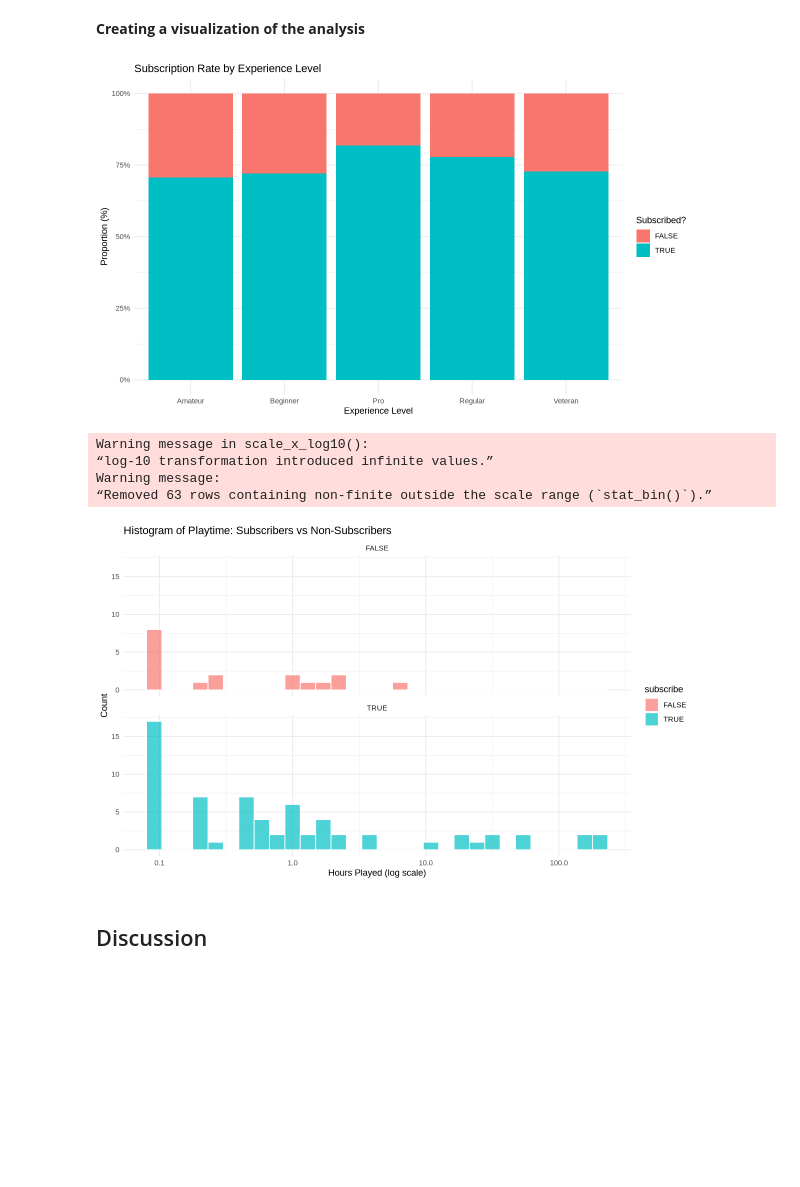
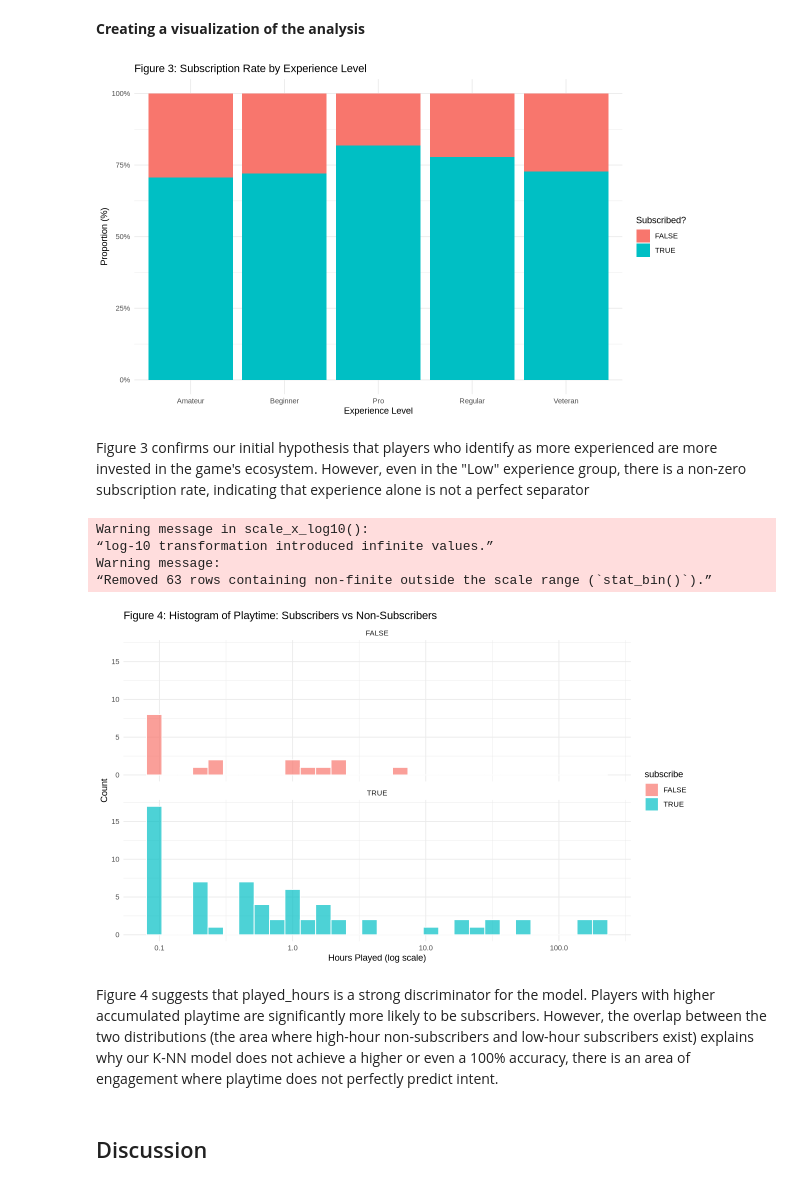
Before and after one commit to awu0521/Dsci-11, a Jupyter notebook: Final Project Report.ipynb, the cells around one changed output. Cells and saved outputs as stored; diff of their text form; code cells hidden in the pictures; blank space fills up the shorter version.

Commit message:
Added Figure #s, explanations, and confusion matrix.

```diff
--- a/Final Project Report.ipynb
+++ b/Final Project Report.ipynb
@@ -296,29 +302,33 @@ player_precision
 # %%
 ggplot(player_train, aes(x = experience, fill = subscribe)) +
   geom_bar(position = "fill") +
-  labs(title = "Subscription Rate by Experience Level",
+  labs(title = "Figure 3: Subscription Rate by Experience Level",
        y = "Proportion (%)",
        x = "Experience Level",
        fill = "Subscribed?") +
   scale_y_continuous(labels = scales::percent) +
   theme_minimal()
 # %% [output]
-[figure, old version]
+[figure, new version]
+# %% [markdown]
+Figure 3 confirms our initial hypothesis that players who identify as more experienced are more invested in the game's ecosystem. However, even in the "Low" experience group, there is a non-zero subscription rate, indicating that experience alone is not a perfect separator
 # %%
 ggplot(player_train, aes(x = played_hours, fill = subscribe)) +
   geom_histogram(bins = 30, color = "white", alpha = 0.7) +
   facet_wrap(~ subscribe, ncol = 1) +
   scale_x_log10() +
-  labs(title = "Histogram of Playtime: Subscribers vs Non-Subscribers",
+  labs(title = "Figure 4: Histogram of Playtime: Subscribers vs Non-Subscribers",
        x = "Hours Played (log scale)",
        y = "Count") +
   theme_minimal()
 # %% [output]
 Warning message in scale_x_log10():
 “log-10 transformation introduced infinite values.”
 Warning message:
 “Removed 63 rows containing non-finite outside the scale range (`stat_bin()`).”
-[figure, old version]
+[figure, new version]
+# %% [markdown]
+Figure 4 suggests that played_hours is a strong discriminator for the model. Players with higher accumulated playtime are significantly more likely to be subscribers. However, the overlap between the two distributions (the area where high-hour non-subscribers and low-hour subscribers exist) explains why our K-NN model does not achieve a higher or even a 100% accuracy, there is an area of engagement where playtime does not perfectly predict intent.
 # %% [markdown]
 ## Discussion
 # %% [markdown]
```
Also changed, not shown: parts of 4 cells of this notebook.
